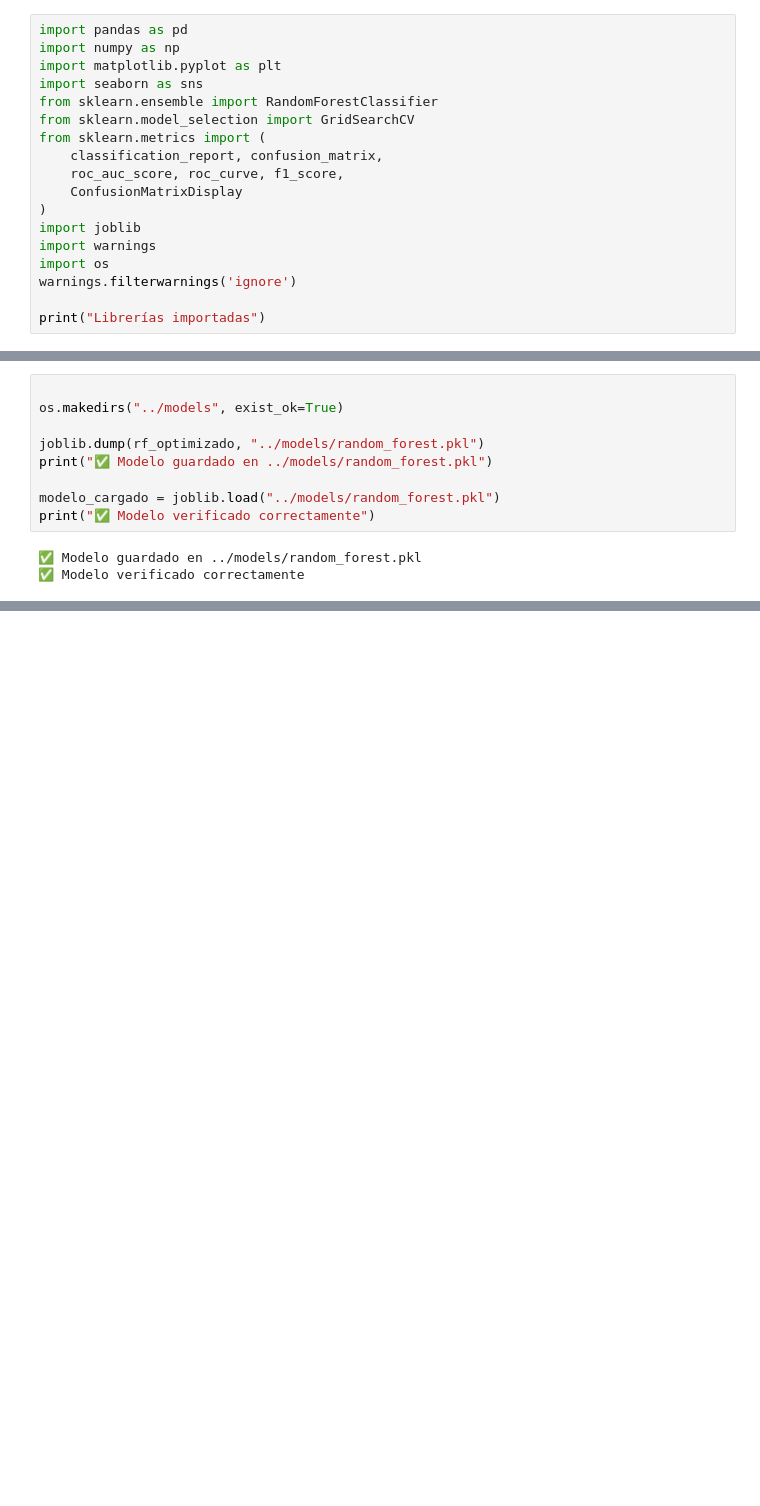
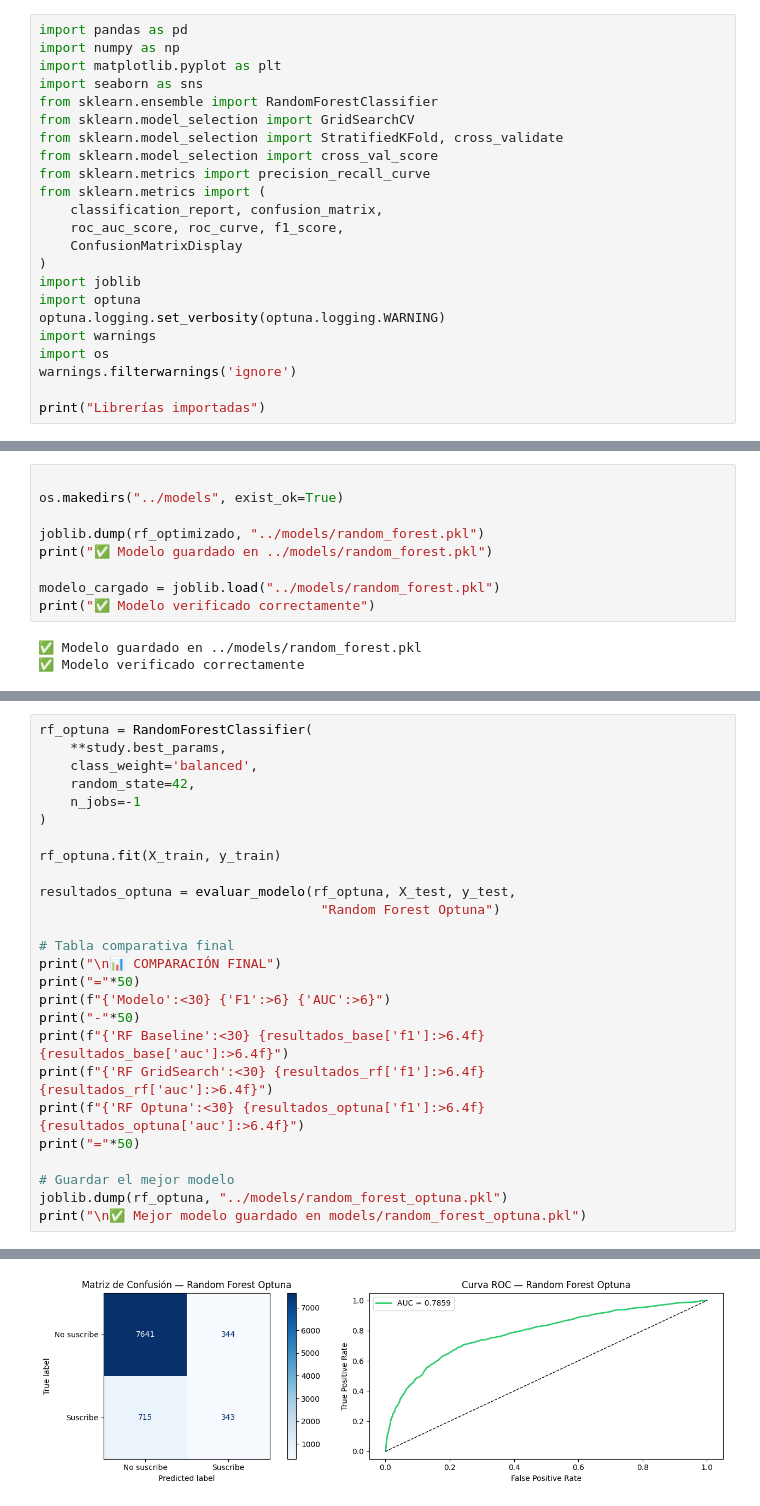
Before and after one commit to Bootcamp-IA-P6/Proyecto6_Clasificacion_Equipo2, a Jupyter notebook: notebook/05_modeling.ipynb, the cells around one changed output, grey strips where cells are left out. Saved outputs shown, nothing was run; the diff lists cells and outputs as text; blank space fills up the shorter version.

```diff
--- a/notebook/05_modeling.ipynb
+++ b/notebook/05_modeling.ipynb
@@ -13,12 +13,17 @@ import matplotlib.pyplot as plt
 import seaborn as sns
 from sklearn.ensemble import RandomForestClassifier
 from sklearn.model_selection import GridSearchCV
+from sklearn.model_selection import StratifiedKFold, cross_validate
+from sklearn.model_selection import cross_val_score
+from sklearn.metrics import precision_recall_curve
 from sklearn.metrics import (
     classification_report, confusion_matrix,
     roc_auc_score, roc_curve, f1_score,
     ConfusionMatrixDisplay
 )
 import joblib
+import optuna
+optuna.logging.set_verbosity(optuna.logging.WARNING)
 import warnings
 import os
 warnings.filterwarnings('ignore')
@@ -334,0 +435,27 @@ final con el resto de modelos del equipo.
+# %%
+rf_optuna = RandomForestClassifier(
+    **study.best_params,
+    class_weight='balanced',
+    random_state=42,
+    n_jobs=-1
+)
+
+rf_optuna.fit(X_train, y_train)
+
+resultados_optuna = evaluar_modelo(rf_optuna, X_test, y_test,
+                                    "Random Forest Optuna")
+
+# Tabla comparativa final
+print("\n📊 COMPARACIÓN FINAL")
+print("="*50)
+print(f"{'Modelo':<30} {'F1':>6} {'AUC':>6}")
+print("-"*50)
+print(f"{'RF Baseline':<30} {resultados_base['f1']:>6.4f} {resultados_base['auc']:>6.4f}")
+print(f"{'RF GridSearch':<30} {resultados_rf['f1']:>6.4f} {resultados_rf['auc']:>6.4f}")
+print(f"{'RF Optuna':<30} {resultados_optuna['f1']:>6.4f} {resultados_optuna['auc']:>6.4f}")
+print("="*50)
+
+# Guardar el mejor modelo
+joblib.dump(rf_optuna, "../models/random_forest_optuna.pkl")
+print("\n✅ Mejor modelo guardado en models/random_forest_optuna.pkl")
+# %% [output]
@@ -334,0 +476 @@ final con el resto de modelos del equipo.
+[figure, added]
```
Also changed, not shown: parts of 15 cells of this notebook, 3 other files.
